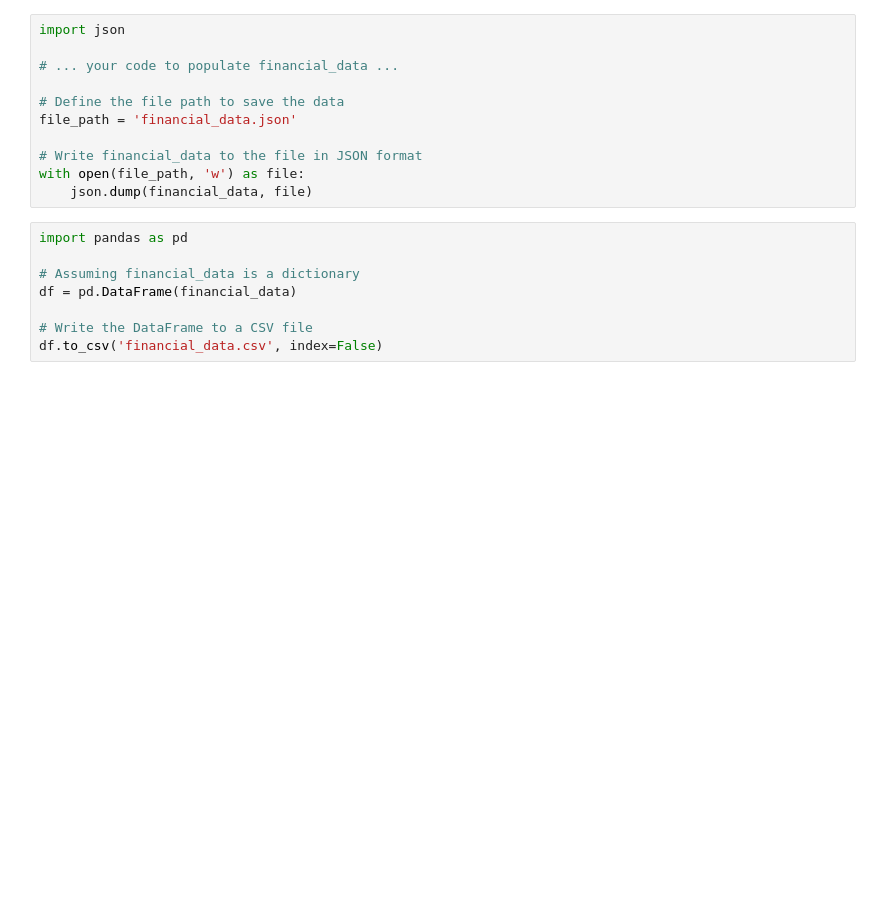
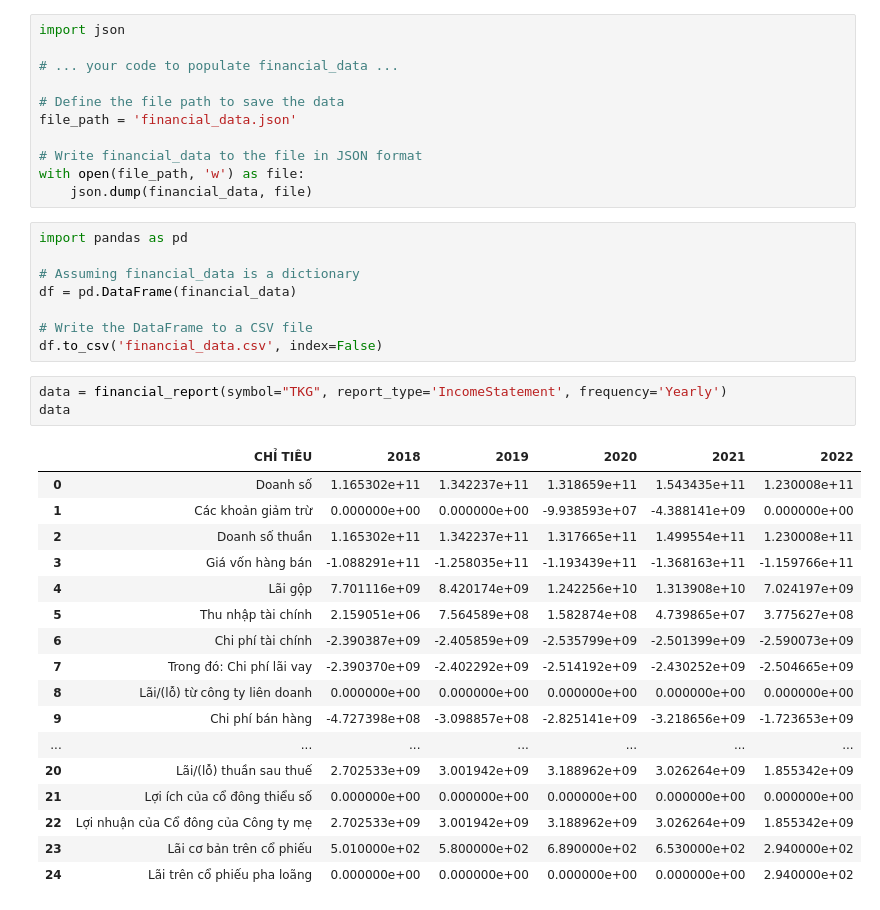
Before and after one commit to kidze/vnstock, a Jupyter notebook: stocks-notebook.ipynb, the cells around one changed output. Drawn from its saved outputs; the diff is of its cells as text; blank space fills up the shorter version.

```diff
--- a/stocks-notebook.ipynb
+++ b/stocks-notebook.ipynb
@@ -101,4 +169,25 @@ df = pd.DataFrame(financial_data)
 
 # Write the DataFrame to a CSV file
 df.to_csv('financial_data.csv', index=False)
+# %%
+data = financial_report(symbol="TKG", report_type='IncomeStatement', frequency='Yearly')
+data
+# %% [output]
+|  | CHỈ TIÊU | 2018 | 2019 | 2020 | 2021 | 2022 |
+| 0 | Doanh số | 1.165302e+11 | 1.342237e+11 | 1.318659e+11 | 1.543435e+11 | 1.230008e+11 |
+| 1 | Các khoản giảm trừ | 0.000000e+00 | 0.000000e+00 | -9.938593e+07 | -4.388141e+09 | 0.000000e+00 |
+| 2 | Doanh số thuần | 1.165302e+11 | 1.342237e+11 | 1.317665e+11 | 1.499554e+11 | 1.230008e+11 |
+| 3 | Giá vốn hàng bán | -1.088291e+11 | -1.258035e+11 | -1.193439e+11 | -1.368163e+11 | -1.159766e+11 |
+| 4 | Lãi gộp | 7.701116e+09 | 8.420174e+09 | 1.242256e+10 | 1.313908e+10 | 7.024197e+09 |
+| 5 | Thu nhập tài chính | 2.159051e+06 | 7.564589e+08 | 1.582874e+08 | 4.739865e+07 | 3.775627e+08 |
+| 6 | Chi phí tài chính | -2.390387e+09 | -2.405859e+09 | -2.535799e+09 | -2.501399e+09 | -2.590073e+09 |
+| 7 | Trong đó: Chi phí lãi vay | -2.390370e+09 | -2.402292e+09 | -2.514192e+09 | -2.430252e+09 | -2.504665e+09 |
+| 8 | Lãi/(lỗ) từ công ty liên doanh | 0.000000e+00 | 0.000000e+00 | 0.000000e+00 | 0.000000e+00 | 0.000000e+00 |
+| 9 | Chi phí bán hàng | -4.727398e+08 | -3.098857e+08 | -2.825141e+09 | -3.218656e+09 | -1.723653e+09 |
+| ... | ... | ... | ... | ... | ... | ... |
+| 20 | Lãi/(lỗ) thuần sau thuế | 2.702533e+09 | 3.001942e+09 | 3.188962e+09 | 3.026264e+09 | 1.855342e+09 |
+| 21 | Lợi ích của cổ đông thiểu số | 0.000000e+00 | 0.000000e+00 | 0.000000e+00 | 0.000000e+00 | 0.000000e+00 |
+| 22 | Lợi nhuận của Cổ đông của Công ty mẹ | 2.702533e+09 | 3.001942e+09 | 3.188962e+09 | 3.026264e+09 | 1.855342e+09 |
+| 23 | Lãi cơ bản trên cổ phiếu | 5.010000e+02 | 5.800000e+02 | 6.890000e+02 | 6.530000e+02 | 2.940000e+02 |
+| 24 | Lãi trên cổ phiếu pha loãng | 0.000000e+00 | 0.000000e+00 | 0.000000e+00 | 0.000000e+00 | 2.940000e+02 |
 # %%
```
Also changed, not shown: parts of 2 cells of this notebook.
